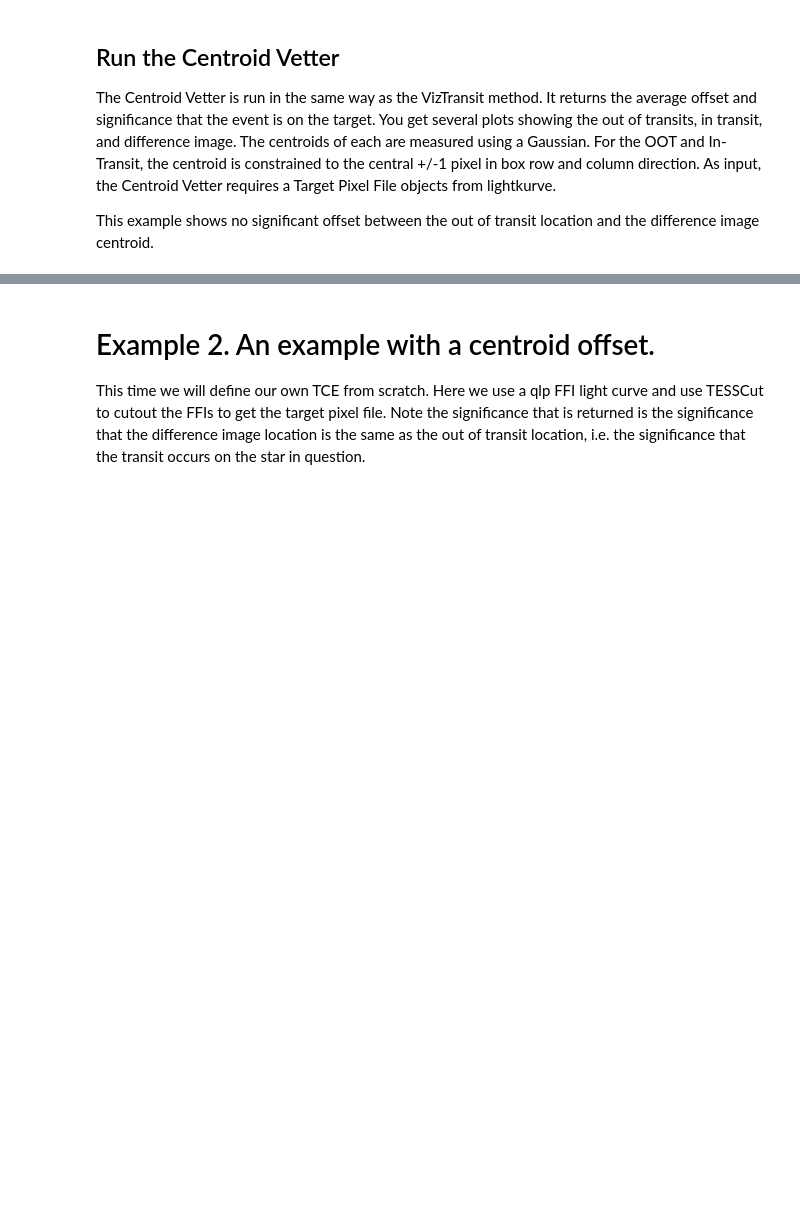
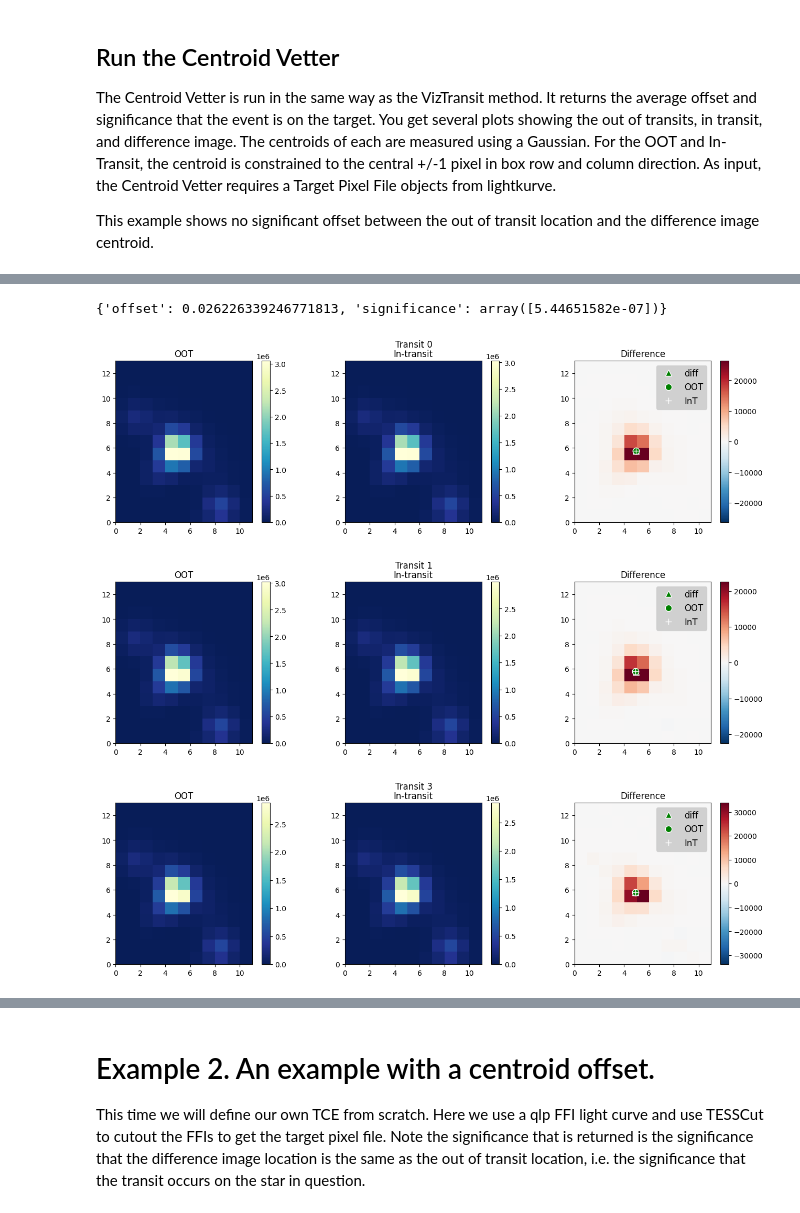
Before and after one commit to spacetelescope/exovetter, a Jupyter notebook: example_notebooks/Centroid_Vetting_Example.ipynb, the cells around one changed output, grey strips where cells are left out. Cells and saved outputs as stored; diff of their text form; code cells hidden in the pictures; blank space fills up the shorter version.

```diff
--- a/example_notebooks/Centroid_Vetting_Example.ipynb
+++ b/example_notebooks/Centroid_Vetting_Example.ipynb
@@ -63,0 +87,8 @@ cent.run(tce[0],tpf, plot=True)
+# %%
+# We can limit which transits we run on
+cent.run(tce[0],tpf, plot=True, remove_transits=[2,4])
+# %% [output]
+{'offset': 0.026226339246771813, 'significance': array([5.44651582e-07])}
+[figure, added]
+[figure, added]
+[figure, added]
```
Also changed, not shown: parts of 12 cells of this notebook, 1 other file.
